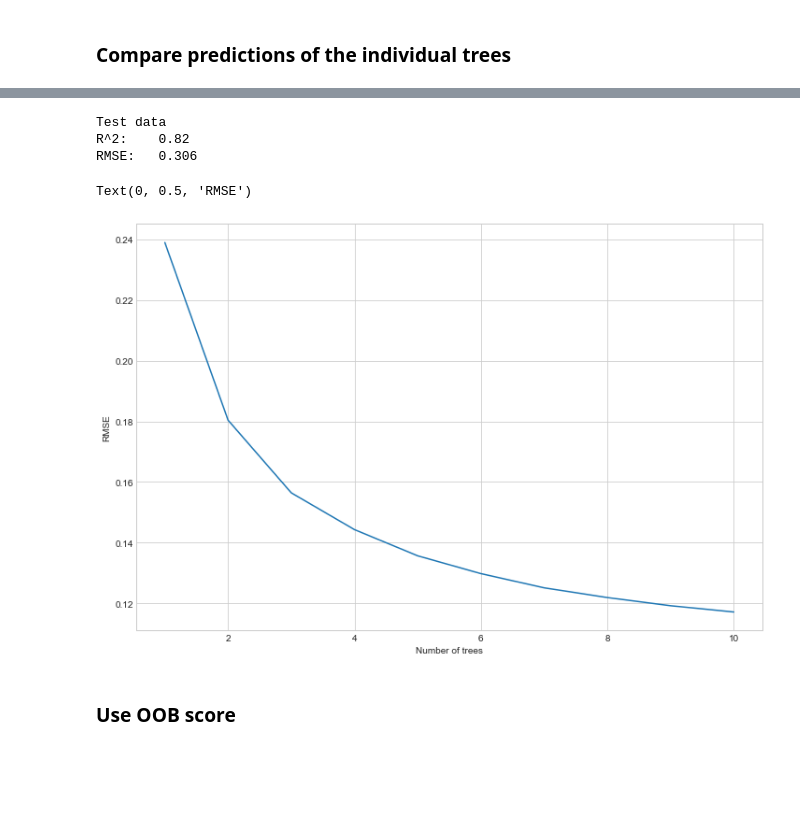
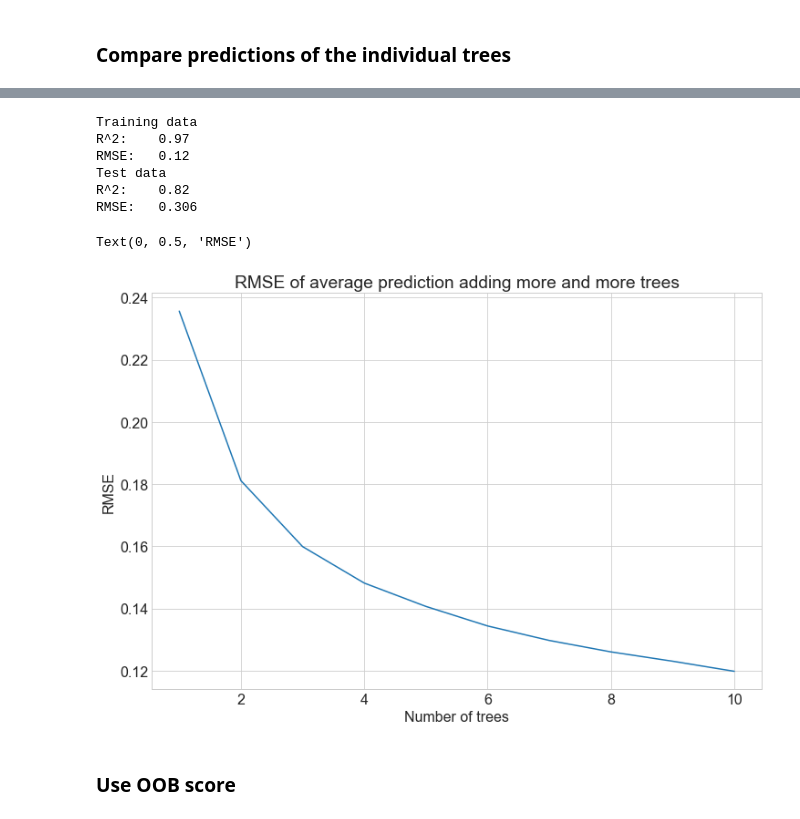
Before and after one commit to bogeholm/fastai-intro-to-ml, a Jupyter notebook: 2-random-forest-deep-dive.ipynb, the cells around one changed output, grey strips where cells are left out. Drawn from its saved outputs; the diff is of its cells as text; code cells hidden in the pictures; blank space fills up the shorter version.

```diff
--- a/2-random-forest-deep-dive.ipynb
+++ b/2-random-forest-deep-dive.ipynb
@@ -278,11 +297,12 @@ RandomForestRegressor(bootstrap=True, criterion='mse', max_depth=None,
                       oob_score=False, random_state=None, verbose=0,
                       warm_start=False)
 # %%
-print('Training data')
-print_score(model_predict_trees, X_train, y_train)
-print('Test data')
-print_score(model_predict_trees, X_test, y_test)
+print('Training data'); print_score(model_predict_trees, X_train, y_train)
+print('Test data'); print_score(model_predict_trees, X_test, y_test)
 # %% [output]
+Training data
+R^2:    0.97
+RMSE:   0.12
 Test data
 R^2:    0.82
 RMSE:   0.306
@@ -317,22 +337,23 @@ def rmse_rowwise(predictions, y_vals):
 
     return np.array([rmse(y_vals, predictions[idx, :]) for idx in range(np.shape(predictions)[0])])
 # %%
-preds_trees = predict_trees_cumulative(model2, X_train)
+preds_trees = predict_trees_cumulative(model_predict_trees, X_train)
 # %%
 preds_trees_avg = rmse_rowwise(preds_trees, y_train)
 # %%
+plt.rcParams.update({'font.size': 16})
 figsize(12, 8)
 fig, ax = plt.subplots(1, 1)
 
 xax = np.arange(1, np.shape(preds_trees)[0]+1)
-
 ax.plot(xax, preds_trees_avg)
 
+ax.set_title('RMSE of average prediction adding more and more trees')
 ax.set_xlabel('Number of trees')
 ax.set_ylabel('RMSE')
 # %% [output]
 Text(0, 0.5, 'RMSE')
-[figure, old version]
+[figure, new version]
 # %% [markdown]
 ### Use OOB score
 # %%
```
Also changed, not shown: parts of 13 cells of this notebook.
